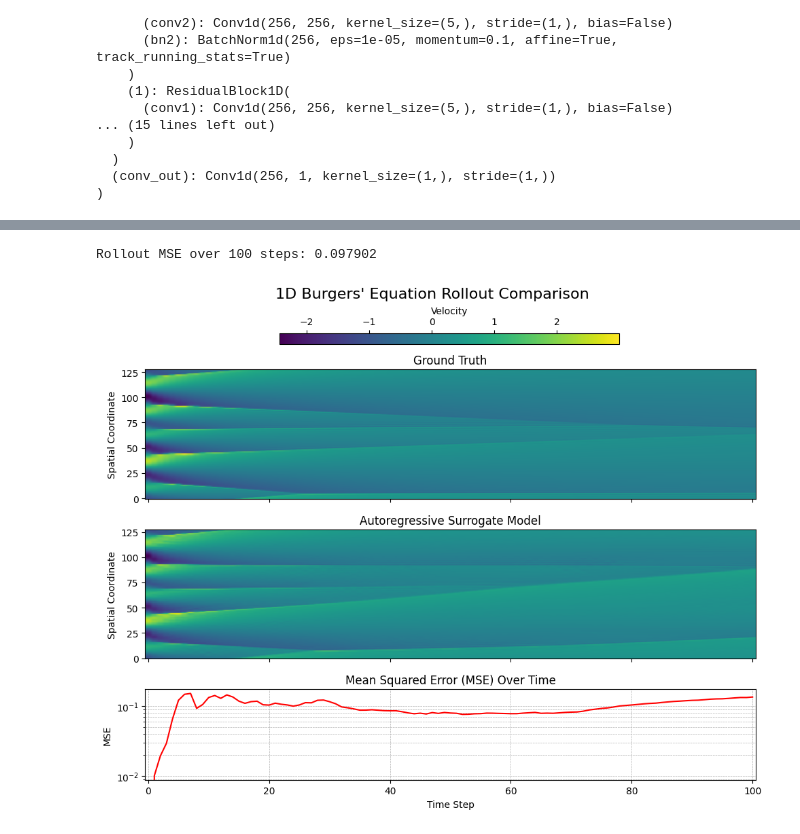
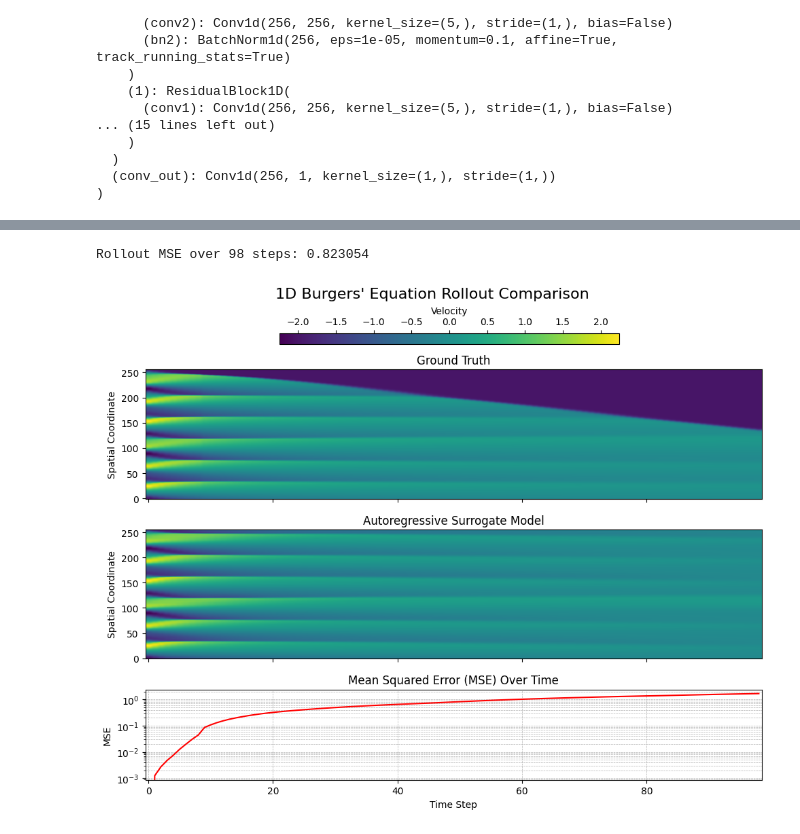
Before and after one commit to vidulejs/neural-adapter, a Jupyter notebook: neural_surrogate/train_burgers_bptt.ipynb, the cells around one changed output, grey strips where cells are left out. Drawn from its saved outputs; the diff is of its cells as text; code cells hidden in the pictures.

```diff
--- a/neural_surrogate/train_burgers_bptt.ipynb
+++ b/neural_surrogate/train_burgers_bptt.ipynb
@@ -34,14 +34,14 @@ from model import pad_with_ghost_cells
 NUM_RES_BLOCKS = 4
 KERNEL_SIZE = 5
 LR = 5e-5
-EPOCHS = 100
+EPOCHS = 50
 EARLY_STOPPING = 30
 
 UNROLL_STEPS=3
-checkpoint_name = None
-fine_tune = False # continue training the model
+checkpoint_name = "CNN_RES_UNROLL_5_DGalerkin"
+fine_tune = False # continue training the same model
 
-unroll_array =[3, 5, 7, 10, 15, 20, 30, 40, 50, 60]
+unroll_array =[5]
 # unroll_array = unroll_array[-2::]
 # unroll_array = unroll_array[::-1]
 val_loss_array = []
@@ -73,13 +73,13 @@ for UNROLL_STEPS in unroll_array:
         prev_step = x
 
         for i in range(unroll_steps):
-            # apply periodic boundary conditions
-            bc_left = prev_step[:, -1:]
-            bc_right = prev_step[:, :1]
+
+            # zero gradient boundary conditions
+            bc_left = prev_step[:, :1]
+            bc_right = prev_step[:, -1:]
 
             padded_input = pad_with_ghost_cells(prev_step, bc_left, bc_right)
             y_pred = model(padded_input)
-
 
             step_loss = torch.clamp(criterion(y_pred, y[:, i]), max=max_step_loss) # gradient clipping
             loss += step_loss
@@ -352,7 +341,7 @@ if not npz_files:
 
 file_num = np.random.randint(0, len(npz_files) - 1)
 data_path = os.path.join(DATA_DIR, npz_files[file_num])
-raw_data = np.load(data_path)['DataGenerator-Mesh-1D-Internal']
+raw_data = np.load(data_path)['Solver-Mesh-1D-Internal']
 
 rollout_steps = raw_data.shape[0] - 1
 
@@ -405,32 +394,32 @@ axes[1].set_ylabel('Spatial Coordinate')
 # --- Plot 3: MSE over Time Steps (at the bottom) ---
 axes[2].plot(mse_over_steps, color='r')
 axes[2].set_title('Mean Squared Error (MSE) Over Time')
 axes[2].set_xlabel('Time Step')
 axes[2].set_ylabel('MSE')
 axes[2].set_yscale("log")
 axes[2].grid(True, which="both", linestyle="--", linewidth=0.5)
 # Set explicit x-axis limits to match the imshow extent
 axes[2].set_xlim(-0.5, len(mse_over_steps) - 0.5)
 
 # --- THE KEY CHANGES START HERE ---
 
 # --- 3. Manually create a new axis for the colorbar ---
 # The rectangle's coordinates are in "figure fractions" (0 to 1).
 # [left, bottom, width, height]
 cbar_ax = fig.add_axes([0.275, 0.875, 0.5, 0.02]) # Positioned at the top
 
 # --- 4. Draw the colorbar into the new axis using the `cax` argument ---
 cbar = fig.colorbar(im, cax=cbar_ax, orientation='horizontal', label='Velocity')
 cbar.ax.xaxis.set_ticks_position('top')
 cbar.ax.xaxis.set_label_position('top')
 
 
 fig.tight_layout(rect=[0, 0, 1, 0.875]) # Adjust layout to make space for the main title
 fig.suptitle(f"1D Burgers' Equation Rollout Comparison", fontsize=16)
 
 # Save and show the combined figure
 plt.savefig('rollout_comparison.svg', dpi=300)
 plt.show()
 # %% [output]
-Rollout MSE over 100 steps: 0.097902
+Rollout MSE over 98 steps: 0.823054
-[figure, old version]
+[figure, new version]
```
Also changed, not shown: parts of 5 cells of this notebook, 5 other files.
